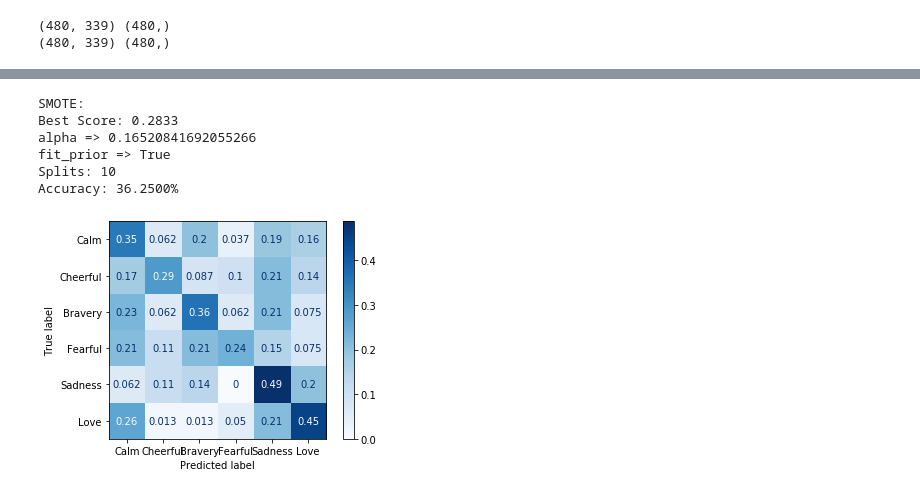
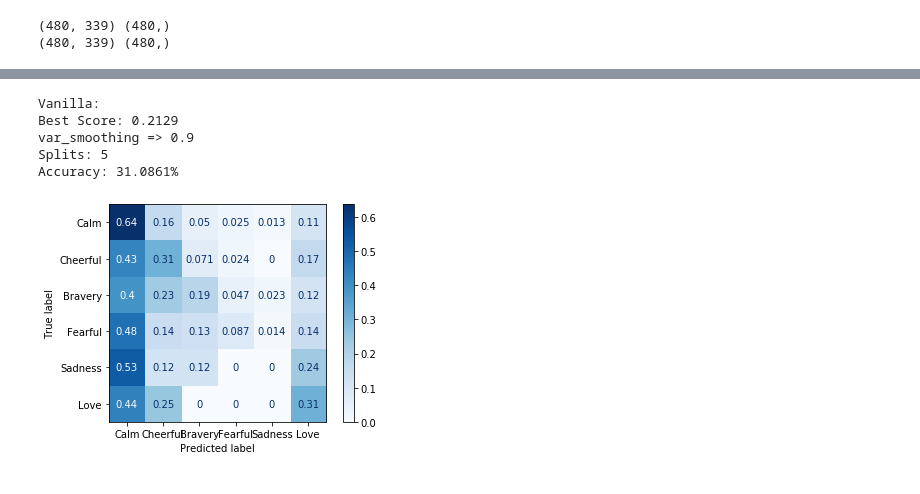
Before and after one commit to gracielnunciob/XLB48, a Jupyter notebook: Notebooks/Training/Naive Bayes Hyperparameter Search.ipynb, the cells around one changed output, grey strips where cells are left out. Cells and saved outputs as stored; diff of their text form; code cells hidden in the pictures.

```diff
--- a/Notebooks/Training/Naive Bayes Hyperparameter Search.ipynb
+++ b/Notebooks/Training/Naive Bayes Hyperparameter Search.ipynb
@@ -289,15 +86,39 @@ Accuracy: 32.5000%
-# %%
-print("SMOTE:")
-train_model(x_smote,y_smote,random_search_multinomial)
-disp = plot_confusion_matrix(random_search_multinomial, x_smote, y_smote,
-                             display_labels=["Calm","Cheerful","Bravery","Fearful","Sadness","Love"],
-                             cmap=plt.cm.Blues,
-                             normalize='true')
-# %% [output]
-SMOTE:
-Best Score: 0.2833
-alpha => 0.16520841692055266
-fit_prior => True
-Splits: 10
-Accuracy: 36.2500%
-[figure, removed]
+# %%
+"""
+Trains and prints the result of the training and model selection.
+
+Parameters:
+name - name of the test run
+x_train - input data
+y_train - target labels for data
+model_selector - model_selection object
+"""
+def print_res(name,x_train,y_train,model_selector):
+    print("{}:".format(name))
+    train_model(x_train,y_train,model_selector)
+
+    # display confusion matrix
+    disp = plot_confusion_matrix(model_selector, x_train, y_train,
+                                 display_labels=["Calm","Cheerful","Bravery",\
+                                                 "Fearful","Sadness","Love"],
+                                 cmap=plt.cm.Blues,
+                                 normalize='true')
+    # print(y_out)
+# %%
+# GaussianNB, GridSearch
+k_folds = 5
+
+parameters = {
+    'var_smoothing' : [j / np.power(10,x) for x in range(1,10) for j in range(1,10)]
+}
+cnb = GaussianNB()
+grid_search_gaussian = GridSearchCV(cnb, parameters,cv=k_folds,n_jobs=-1)
+# %%
+print_res("Vanilla",x_train,y_train,grid_search_gaussian)
+# %% [output]
+Vanilla:
+Best Score: 0.2129
+var_smoothing => 0.9
+Splits: 5
+Accuracy: 31.0861%
+[figure, added]
```
Also changed, not shown: parts of 44 cells of this notebook, 1 other file.
